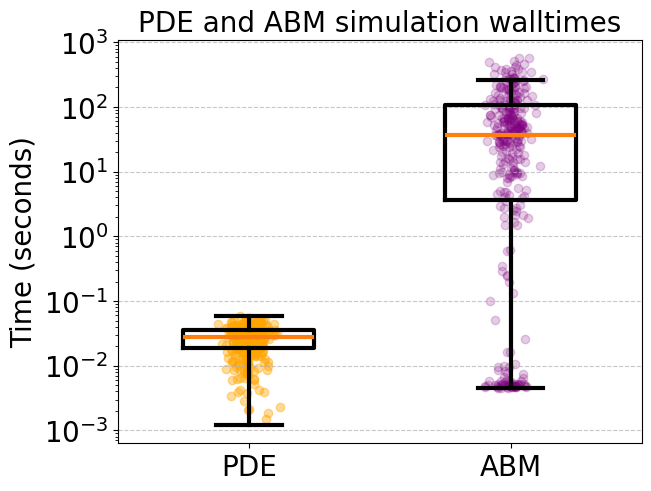
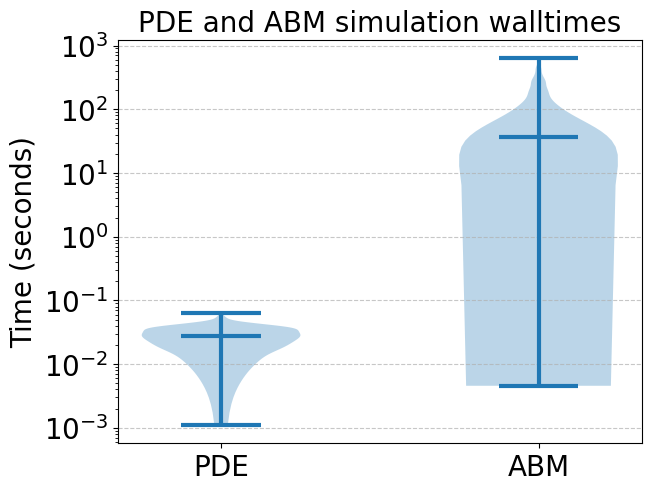
The notebook cell's code change between the first figure and the second:
--- before
+++ after
@@ -5,25 +5,13 @@
 plt.figure(layout="constrained")
 
-# 1. Create side-by-side boxplots by passing a list of arrays
-# positions=[1, 2] sets the center location for each boxplot on the X-axis
-plt.boxplot([DE_times, ABM_times], 
-            positions=[1, 2], 
-            showfliers=False, 
-            widths=0.5, 
-            boxprops=dict(linewidth=3),
-            whiskerprops=dict(linewidth=3),
-            capprops=dict(linewidth=3),
-            medianprops=dict(linewidth=3),
-            flierprops=dict(markeredgewidth=3))
+parts = plt.violinplot([DE_times, ABM_times], 
+               positions=[1, 2], 
+               showmedians=True)
 
-# 2. Generate manual jitter for each group around their respective X positions (1 and 2)
-jitter_DE = np.random.normal(1, 0.04, size=len(DE_times))
-jitter_ABM = np.random.normal(2, 0.04, size=len(ABM_times))
+for partname in ['cmaxes', 'cmins', 'cbars', 'cmedians']:
+    vp = parts[partname]
+    vp.set_linewidth(3.0)  # Increase the thickness here
+    #vp.set_edgecolor('black')
 
-# 3. Overlay the scatter plots
-plt.scatter(jitter_DE[::3], DE_times[::3], color='orange', alpha=0.4, label='DE Data')
-plt.scatter(jitter_ABM[::3], ABM_times[::3], color='purple', alpha=0.2, label='ABM Data')
-
-# 4. Format labels and display
 fontsize = 20
 
@@ -36,3 +24,3 @@
 plt.yscale('log')
 
-# plt.savefig("../../results/Figures/Simulation_times.pdf")
+plt.savefig("../../results/Figures/Simulation_times.pdf")

Commit: Updating READMEs